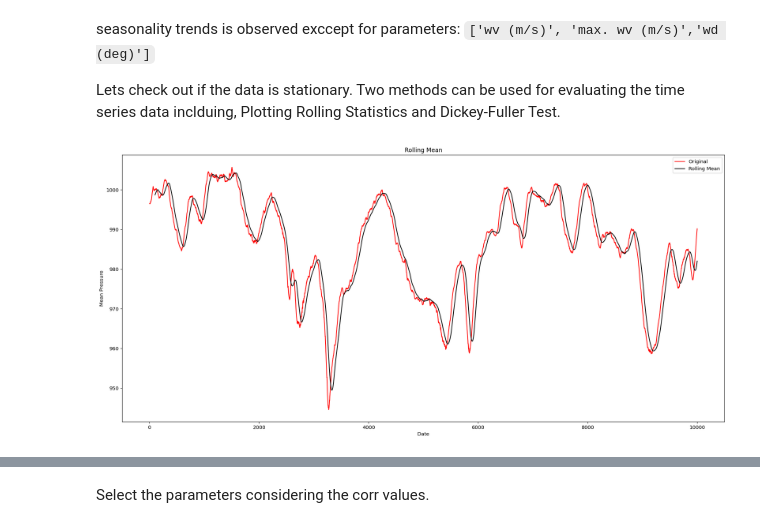
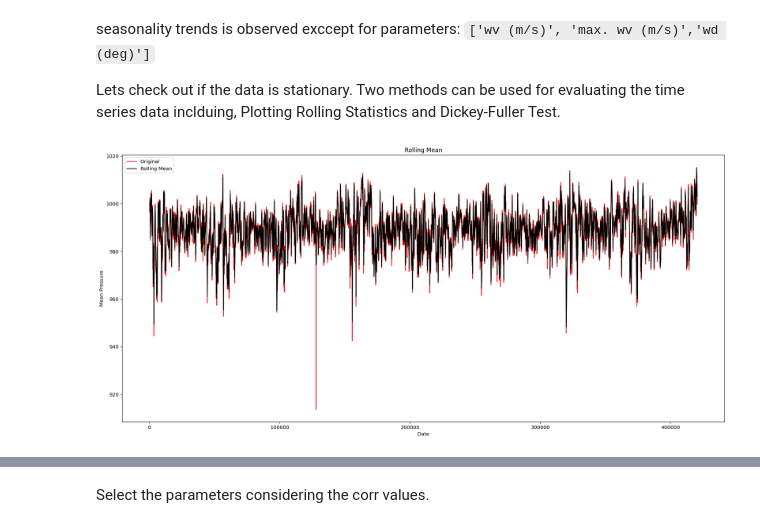
Before and after one commit to Atashnezhad/Time_series_project, a Jupyter notebook: Code/P02_02_EDA.ipynb, the cells around one changed output, grey strips where cells are left out. Cells and saved outputs as stored; diff of their text form; code cells hidden in the pictures.

```diff
--- a/Code/P02_02_EDA.ipynb
+++ b/Code/P02_02_EDA.ipynb
@@ -264,7 +264,6 @@ def check_std(ts, windo):
     plt.show()
 # %%
 # check stationary: mean, variance(std)and adfuller test
-check_mean(df['p (mbar)'][0:10000], windo=100)
-# check_adfuller(df['p (mbar)'])
+check_mean(df['p (mbar)'], windo=100)
 # %% [output]
-[figure, old version]
+[figure, new version]
```
Also changed, not shown: parts of 8 cells of this notebook.
